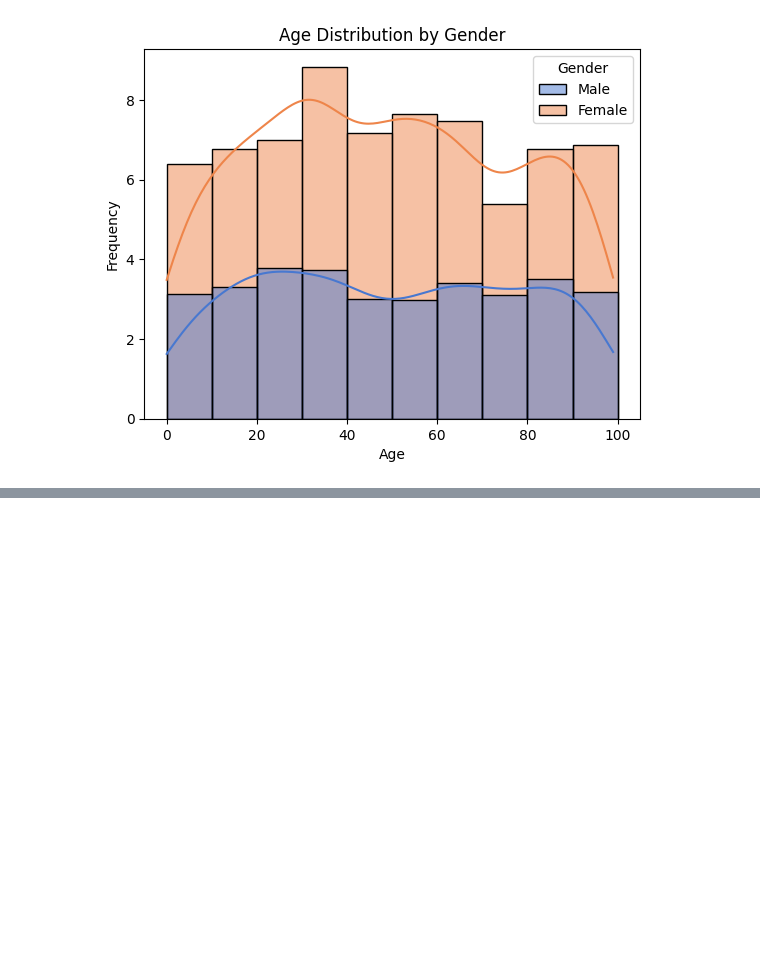
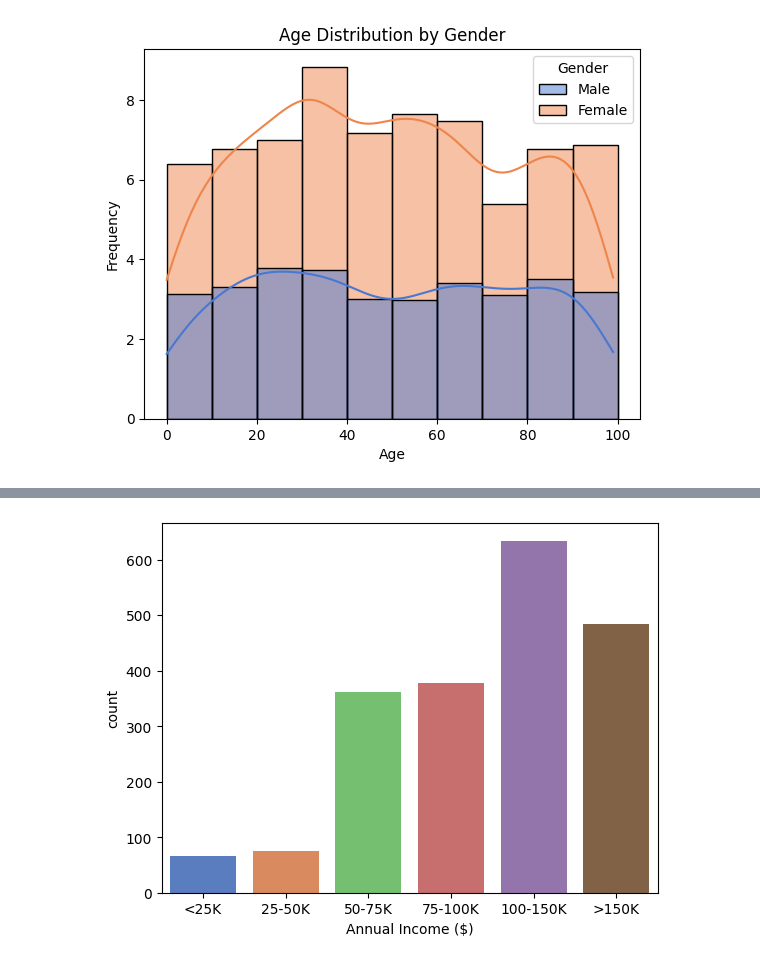
Before and after one commit to adenletchworth/Customer-Segmentation, a Jupyter notebook: dataAnalysis.ipynb, the cells around one changed output, grey strips where cells are left out. Saved outputs shown, nothing was run; the diff lists cells and outputs as text; code cells hidden in the pictures; blank space fills up the shorter version.

```diff
--- a/dataAnalysis.ipynb
+++ b/dataAnalysis.ipynb
@@ -108,0 +123,11 @@ Text(0, 0.5, '# of Customers')
+# %%
+income_bins = [0, 25000, 50000, 75000, 100000, 150000, np.inf]
+income_labels = ['<25K', '25-50K', '50-75K', '75-100K', '100-150K', '>150K']
+
+income_count = pd.cut(df['Annual Income ($)'], bins=income_bins, labels=income_labels).value_counts()
+
+sns.barplot(x=income_count.index,y=income_count,palette='muted')
+
+plt.show()
+# %% [output]
+[figure, added]
```
Also changed, not shown: parts of 8 cells of this notebook.
